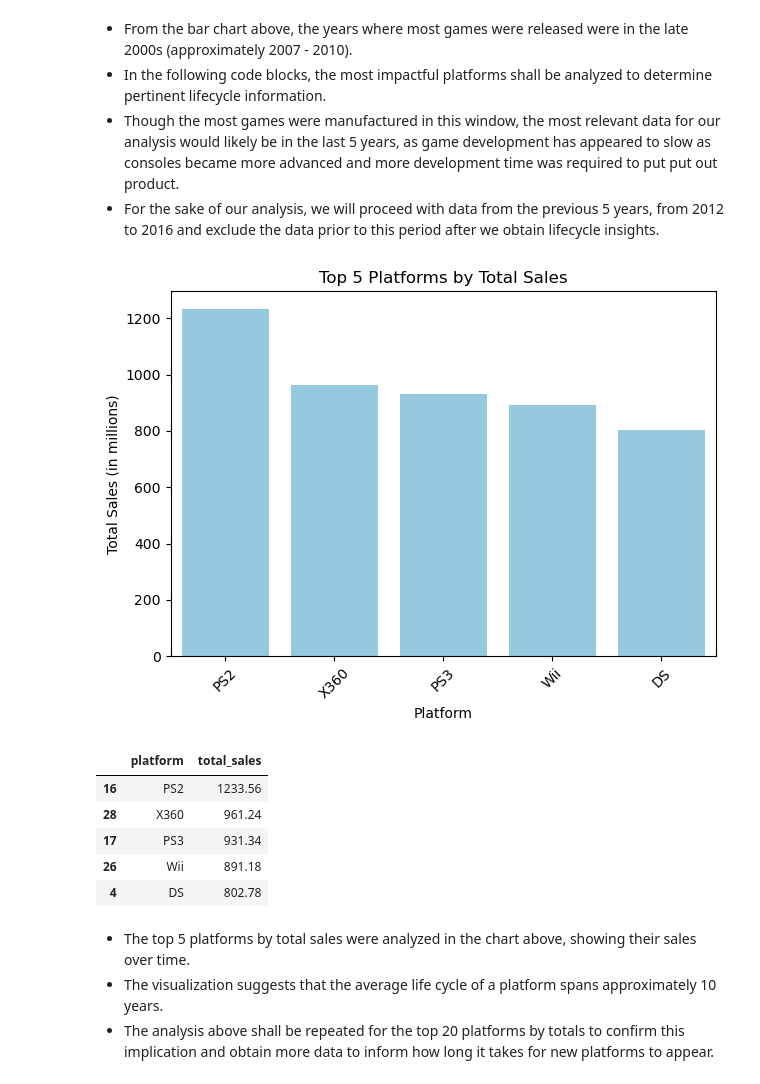
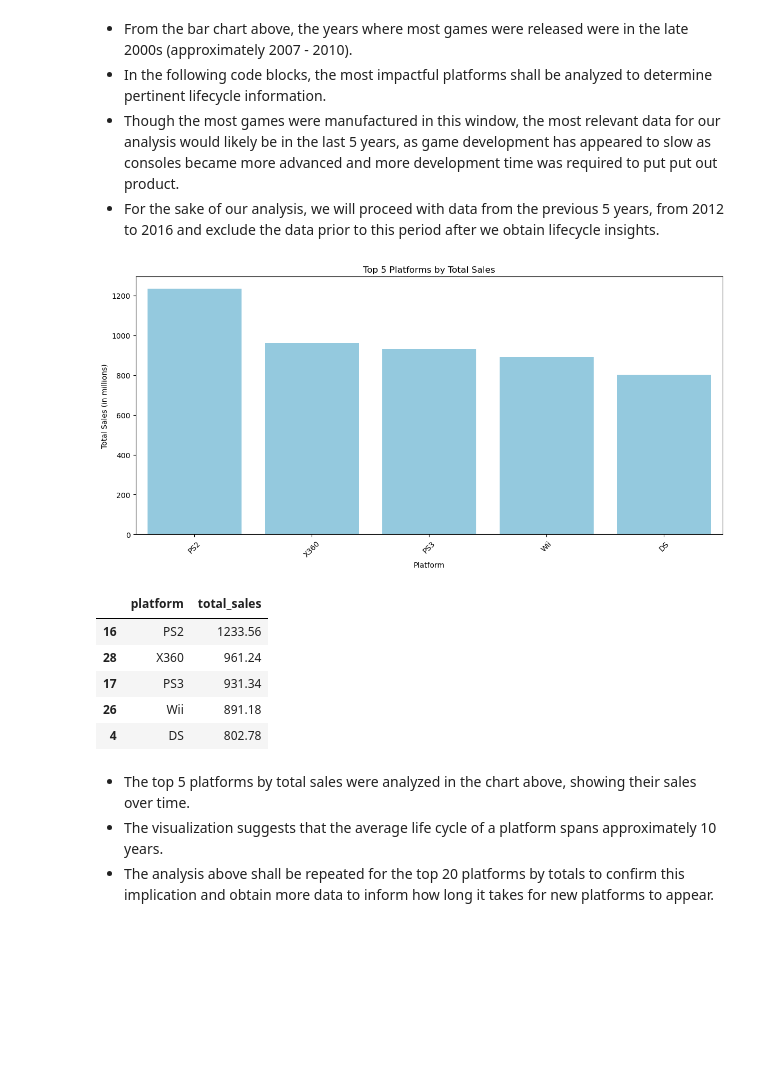
Before and after one commit to Flamingo-Rocker/Video-Game-Marketing-Strategy, a Jupyter notebook: notebooks/Video Game EDA & SDA.ipynb, the cells around one changed output. Drawn from its saved outputs; the diff is of its cells as text; code cells hidden in the pictures; blank space fills up the shorter version.

```diff
--- a/notebooks/Video Game EDA & SDA.ipynb
+++ b/notebooks/Video Game EDA & SDA.ipynb
@@ -183,24 +183,25 @@ plt.show()
 # %%
 # Look at how sales varied from platform to platform.
 # Choose the platforms with the greatest total sales and build a distribution based on data for each year.
 # Find platforms that used to be popular but now have zero sales.
 # How long does it generally take for new platforms to appear and old ones to fade?
 
 # Group the data by platform and year, summing the total sales
 platform_sales = games.groupby(['platform'])['total_sales'].sum().reset_index()
 platform_sales = platform_sales.sort_values(by='total_sales', ascending=False)
 top_5_platforms = platform_sales.head(5)
+plt.figure(figsize=(12, 6))
 sns.barplot(data=top_5_platforms, x='platform', y='total_sales', color='skyblue')
 plt.xlabel('Platform')
 plt.ylabel('Total Sales (in millions)')
 plt.title('Top 5 Platforms by Total Sales')
 plt.xticks(rotation=45)
 plt.tight_layout()
 plt.show()
 
 top_5_platforms
 # %% [output]
-[figure, old version]
+[figure, new version]
 |  | platform | total_sales |
 | 16 | PS2 | 1233.56 |
 | 28 | X360 | 961.24 |
```
Also changed, not shown: parts of 13 cells of this notebook.
